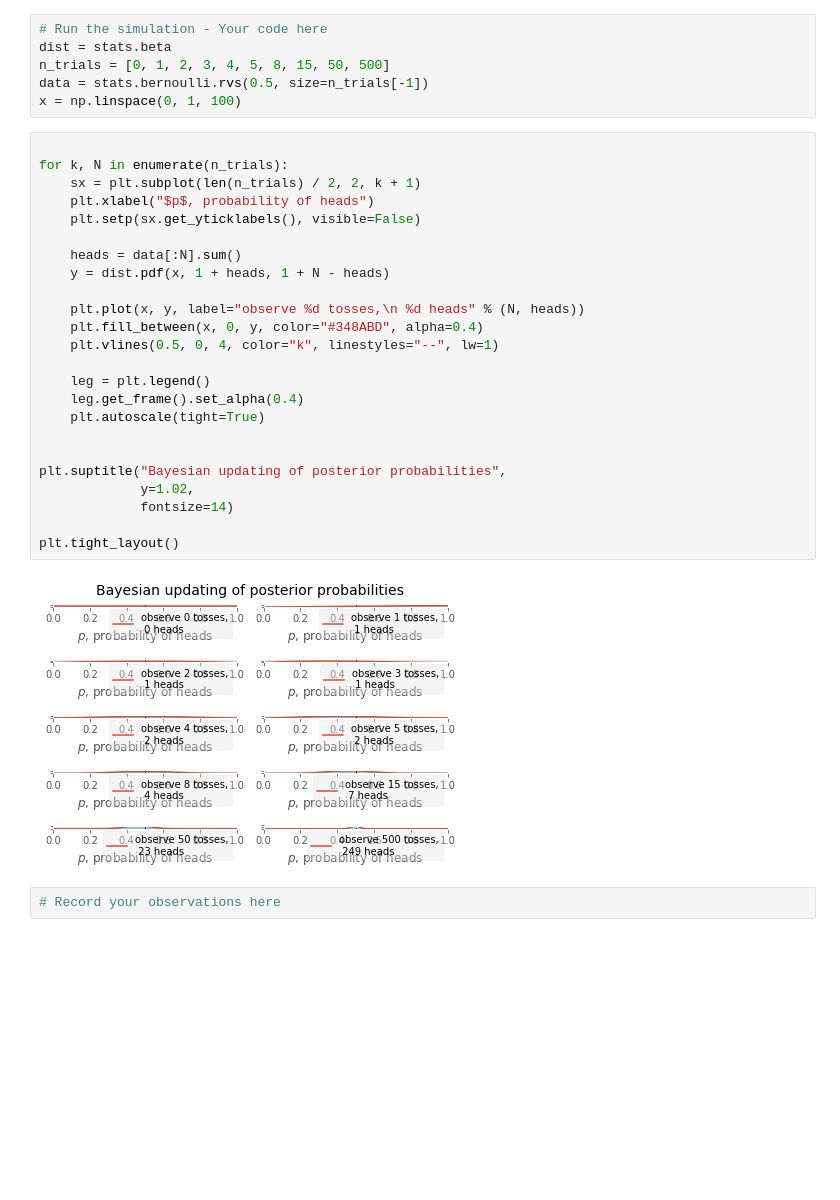
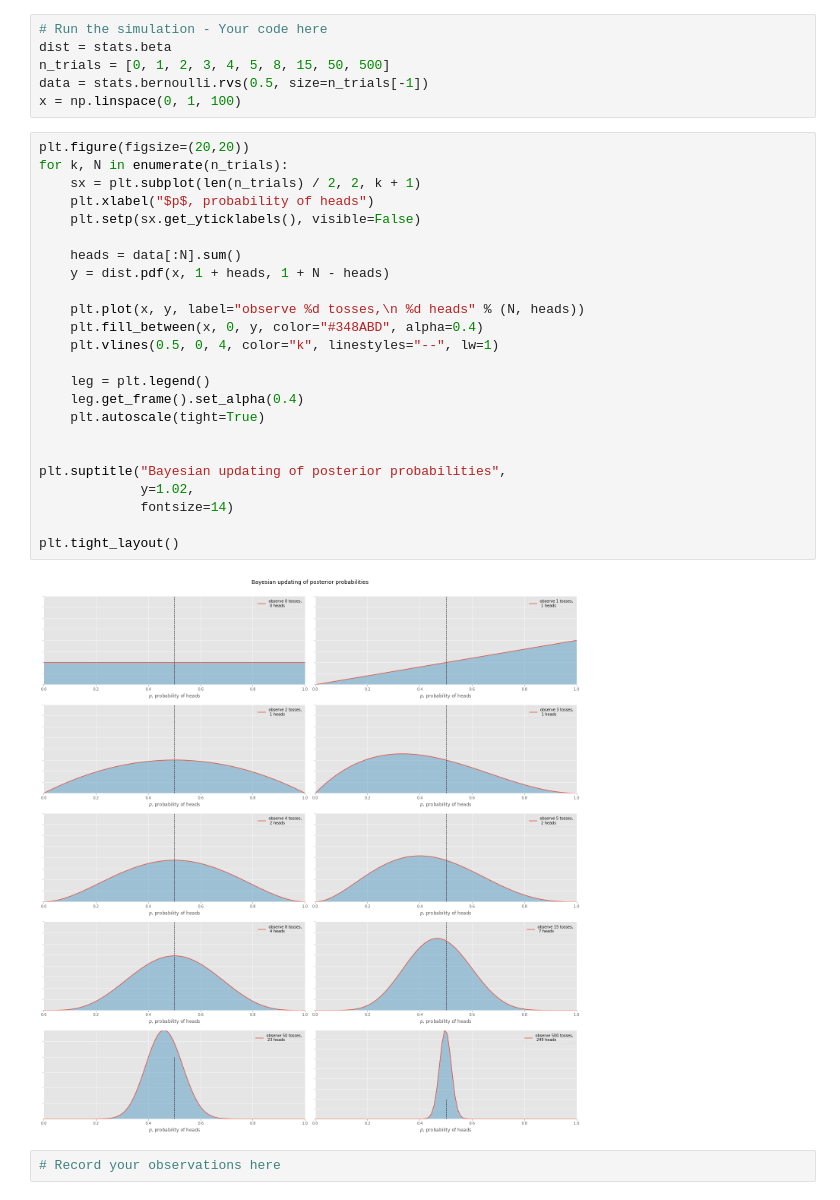
Before and after one commit to briansrebrenik/dsc-2-21-14-bayesian-frameowork-lab-nyc-career-ds-102218, a Jupyter notebook: index.ipynb, the cells around one changed output. Cells and saved outputs as stored; diff of their text form; blank space fills up the shorter version.

```diff
--- a/index.ipynb
+++ b/index.ipynb
@@ -45,31 +45,31 @@ n_trials = [0, 1, 2, 3, 4, 5, 8, 15, 50, 500]
 data = stats.bernoulli.rvs(0.5, size=n_trials[-1])
 x = np.linspace(0, 1, 100)
 # %%
-
+plt.figure(figsize=(20,20))
 for k, N in enumerate(n_trials):
     sx = plt.subplot(len(n_trials) / 2, 2, k + 1)
     plt.xlabel("$p$, probability of heads")
     plt.setp(sx.get_yticklabels(), visible=False)
 
     heads = data[:N].sum()
     y = dist.pdf(x, 1 + heads, 1 + N - heads)
 
     plt.plot(x, y, label="observe %d tosses,\n %d heads" % (N, heads))
     plt.fill_between(x, 0, y, color="#348ABD", alpha=0.4)
     plt.vlines(0.5, 0, 4, color="k", linestyles="--", lw=1)
 
     leg = plt.legend()
     leg.get_frame().set_alpha(0.4)
     plt.autoscale(tight=True)
 
 
 plt.suptitle("Bayesian updating of posterior probabilities",
              y=1.02,
              fontsize=14)
 
 plt.tight_layout()
 # %% [output]
-[figure, old version]
+[figure, new version]
 # %%
 # Record your observations here
 # %% [markdown]
```
